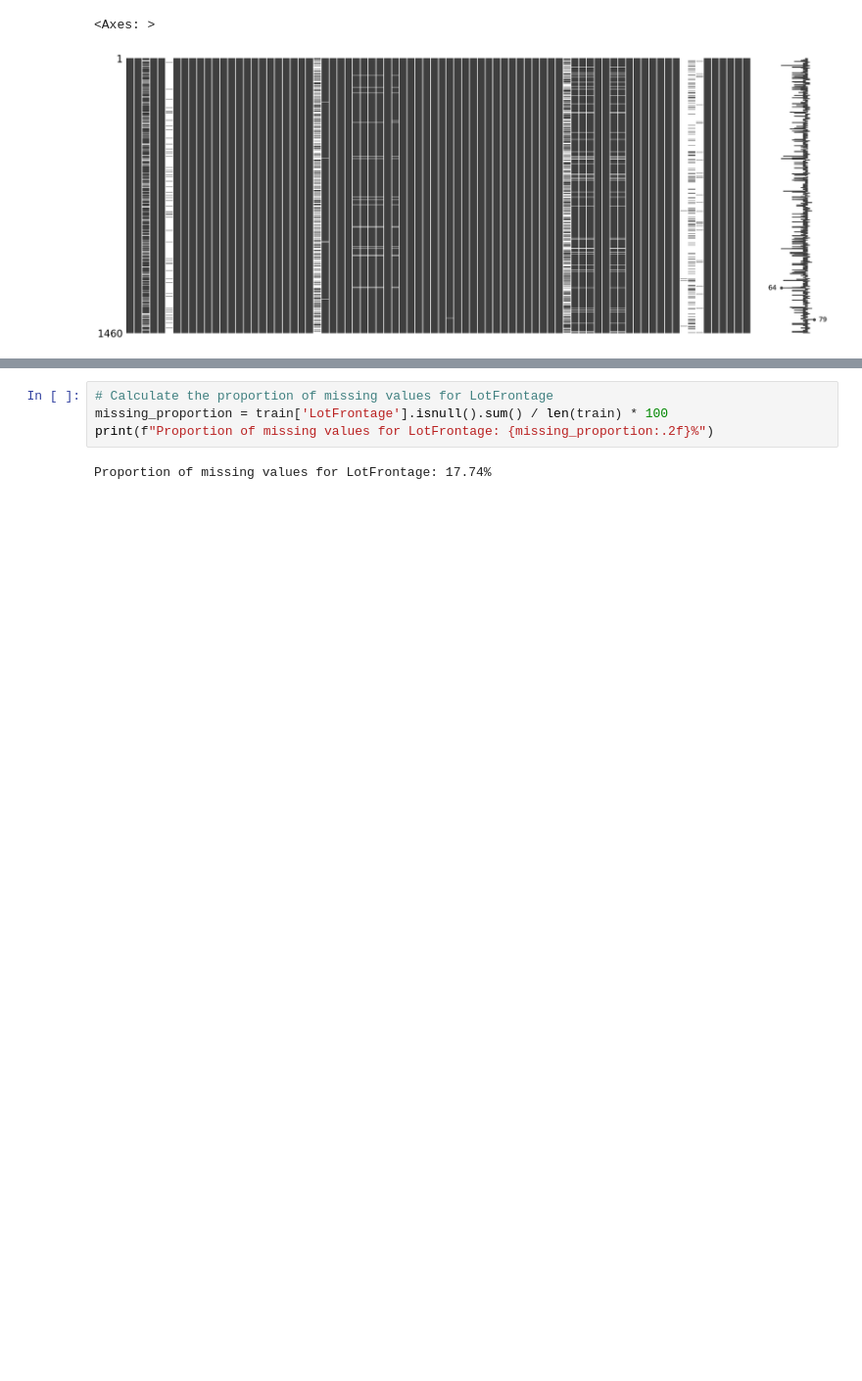
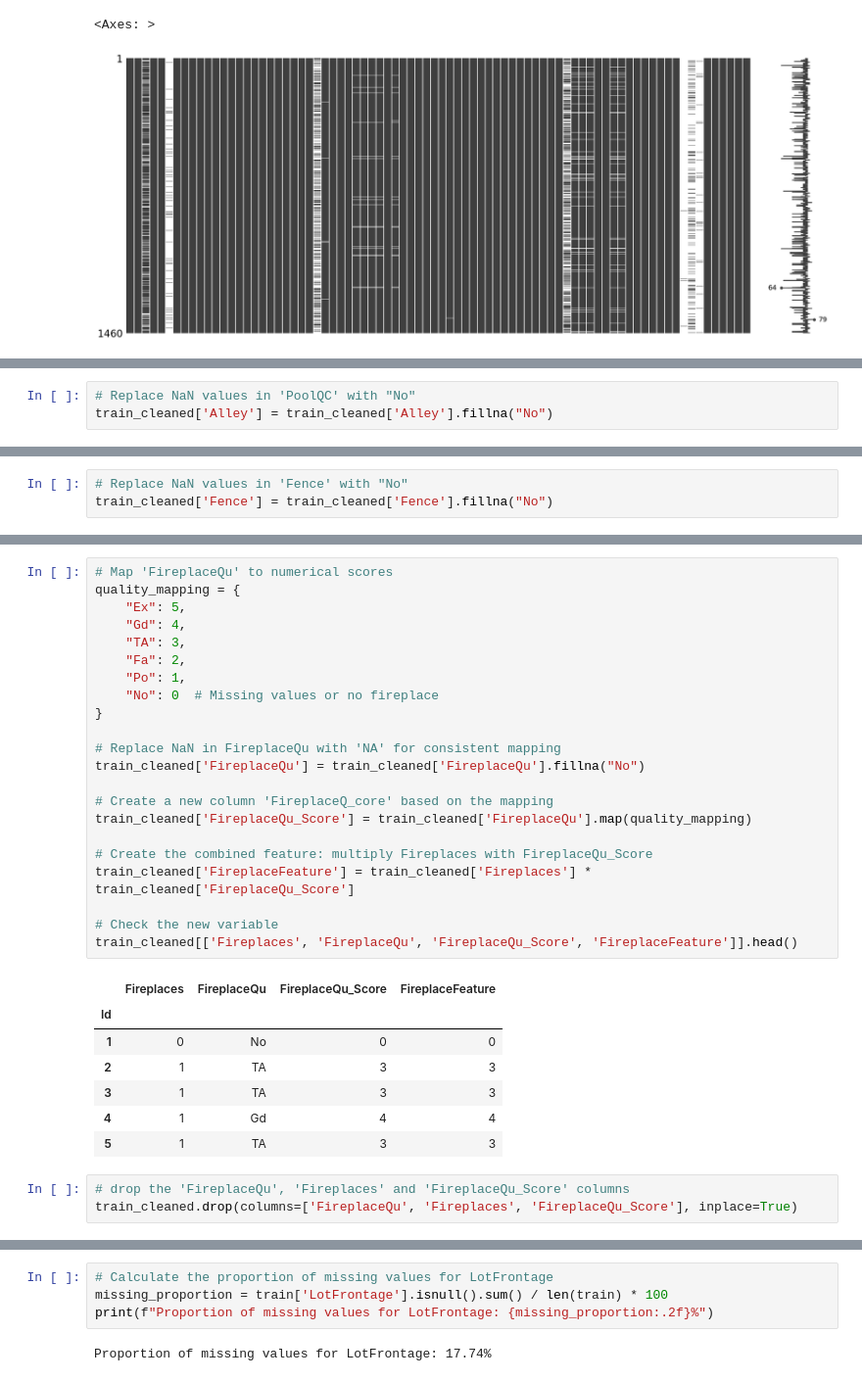
Before and after one commit to theodruilhe/project_maths_for_machine_learning, a Jupyter notebook: analysis.ipynb, the cells around one changed output, grey strips where cells are left out. Shown at 98% size. Saved outputs shown, nothing was run; the diff lists cells and outputs as text; blank space fills up the shorter version.

```diff
--- a/analysis.ipynb
+++ b/analysis.ipynb
@@ -407,0 +521,3 @@ fig.show()
+# %%
+# Replace NaN values in 'PoolQC' with "No"
+train_cleaned['Alley'] = train_cleaned['Alley'].fillna("No")
@@ -407,0 +555,3 @@ fig.show()
+# %%
+# Replace NaN values in 'Fence' with "No"
+train_cleaned['Fence'] = train_cleaned['Fence'].fillna("No")
@@ -407,0 +681,33 @@ fig.show()
+# %%
+# Map 'FireplaceQu' to numerical scores
+quality_mapping = {
+    "Ex": 5,
+    "Gd": 4,
+    "TA": 3,
+    "Fa": 2,
+    "Po": 1,
+    "No": 0  # Missing values or no fireplace
+}
+
+# Replace NaN in FireplaceQu with 'NA' for consistent mapping
+train_cleaned['FireplaceQu'] = train_cleaned['FireplaceQu'].fillna("No")
+
+# Create a new column 'FireplaceQ_core' based on the mapping
+train_cleaned['FireplaceQu_Score'] = train_cleaned['FireplaceQu'].map(quality_mapping)
+
+# Create the combined feature: multiply Fireplaces with FireplaceQu_Score
+train_cleaned['FireplaceFeature'] = train_cleaned['Fireplaces'] * train_cleaned['FireplaceQu_Score']
+
+# Check the new variable
+train_cleaned[['Fireplaces', 'FireplaceQu', 'FireplaceQu_Score', 'FireplaceFeature']].head()
+# %% [output]
+|  | Fireplaces | FireplaceQu | FireplaceQu_Score | FireplaceFeature |
+| Id |  |  |  |  |
+| 1 | 0 | No | 0 | 0 |
+| 2 | 1 | TA | 3 | 3 |
+| 3 | 1 | TA | 3 | 3 |
+| 4 | 1 | Gd | 4 | 4 |
+| 5 | 1 | TA | 3 | 3 |
+# %%
+# drop the 'FireplaceQu', 'Fireplaces' and 'FireplaceQu_Score' columns
+train_cleaned.drop(columns=['FireplaceQu', 'Fireplaces', 'FireplaceQu_Score'], inplace=True)
```
Also changed, not shown: parts of 70 cells of this notebook.
